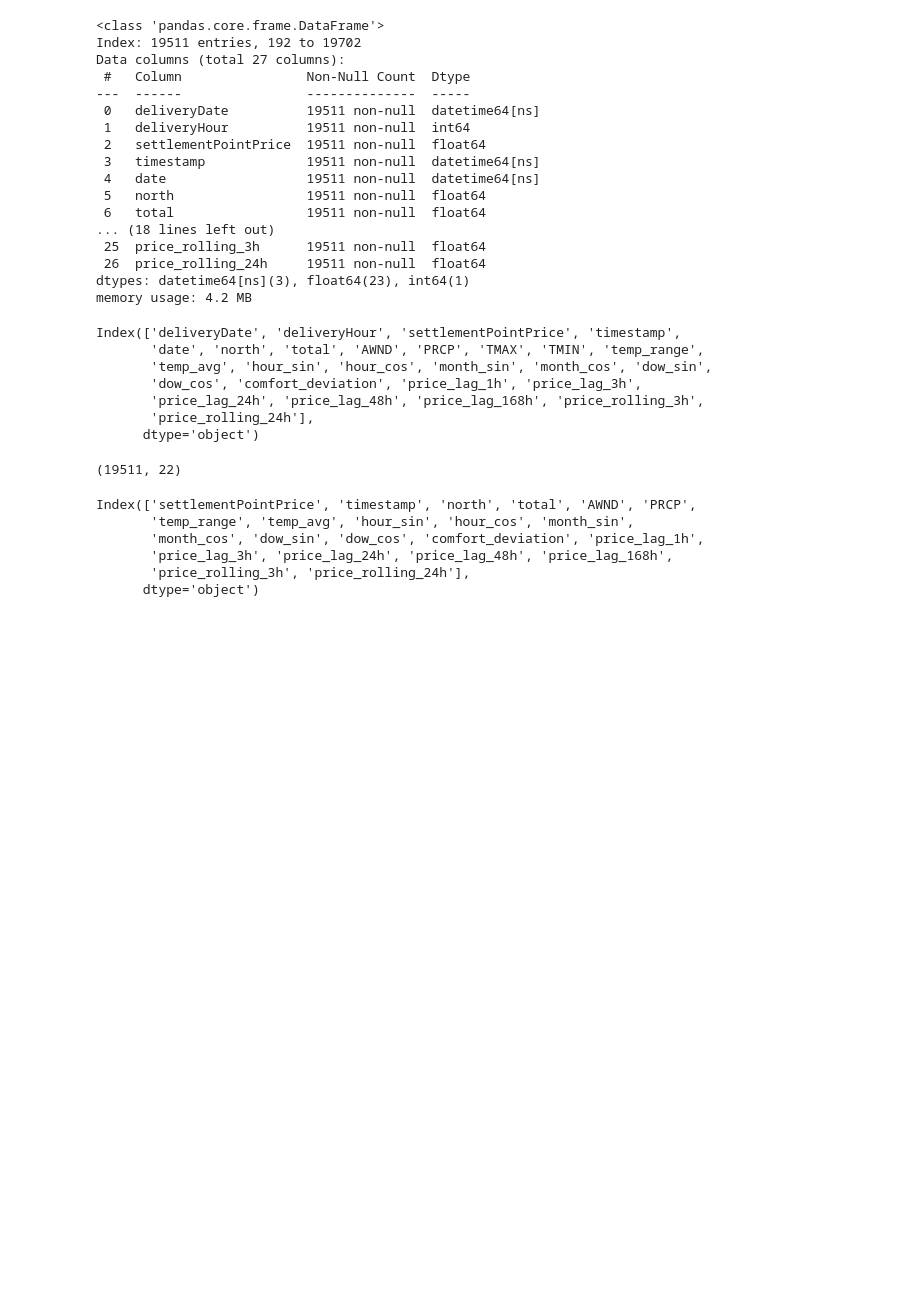
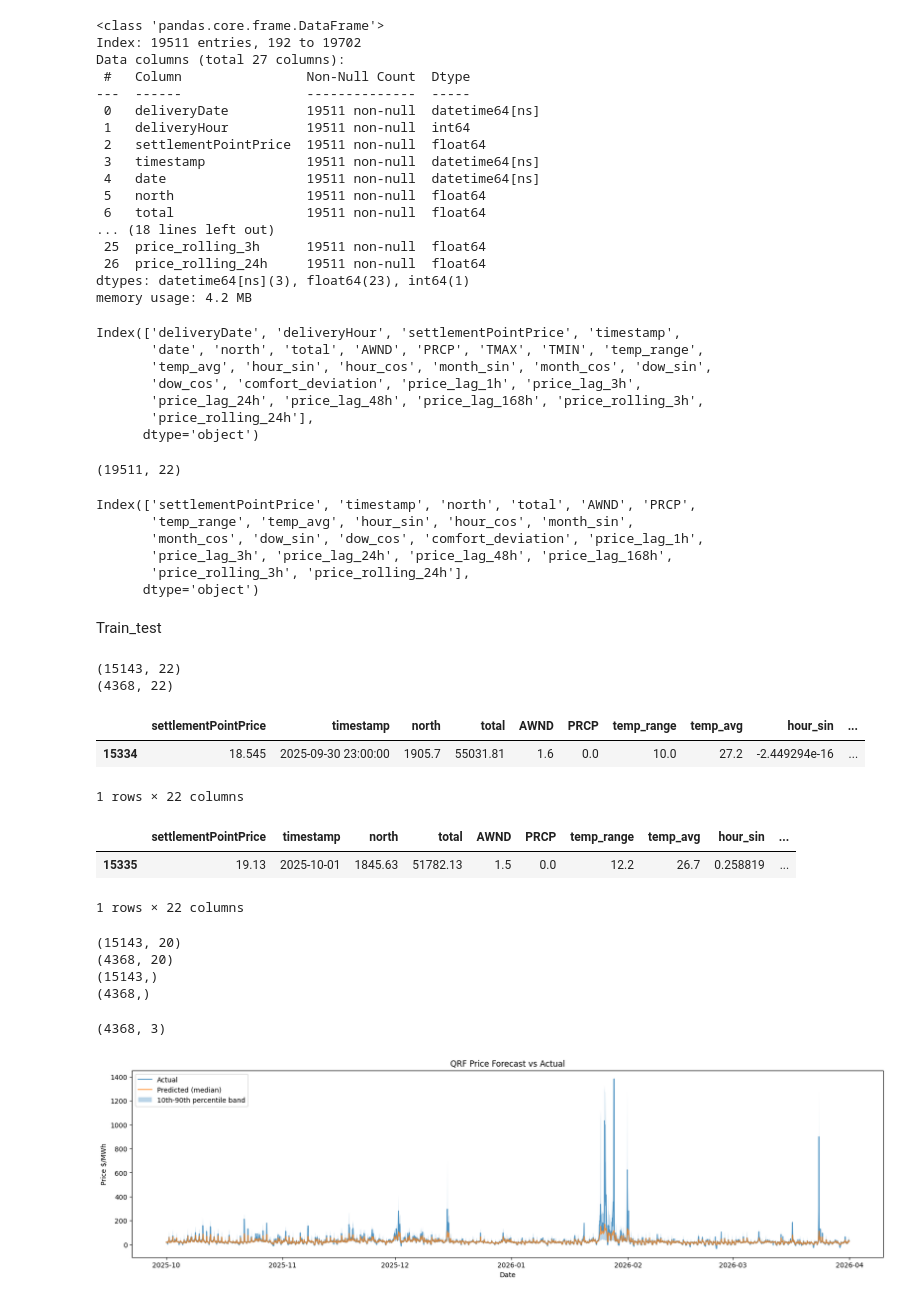
Before and after one commit to AJCodes55/grid-quant, a Jupyter notebook: notebooks/01_EDA.ipynb, the cells around one changed output. Drawn from its saved outputs; the diff is of its cells as text; code cells hidden in the pictures; blank space fills up the shorter version.

```diff
--- a/notebooks/01_EDA.ipynb
+++ b/notebooks/01_EDA.ipynb
@@ -512,3 +512,72 @@ import os
 
 
 merged.to_parquet('../data/processed/features.parquet')
+# %% [markdown]
+Train_test
+# %%
+train = merged.loc[merged['timestamp'] < '2025-10-01']
+test = merged.loc[merged['timestamp'] >= '2025-10-01']
+
+print(train.shape)
+print(test.shape)
+# %% [output]
+(15143, 22)
+(4368, 22)
+# %%
+train.tail(1)
+# %% [output]
+|  | settlementPointPrice | timestamp | north | total | AWND | PRCP | temp_range | temp_avg | hour_sin | ... |
+| 15334 | 18.545 | 2025-09-30 23:00:00 | 1905.7 | 55031.81 | 1.6 | 0.0 | 10.0 | 27.2 | -2.449294e-16 | ... |
+1 rows × 22 columns
+# %%
+test.head(1)
+# %% [output]
+|  | settlementPointPrice | timestamp | north | total | AWND | PRCP | temp_range | temp_avg | hour_sin | ... |
+| 15335 | 19.13 | 2025-10-01 | 1845.63 | 51782.13 | 1.5 | 0.0 | 12.2 | 26.7 | 0.258819 | ... |
+1 rows × 22 columns
+# %%
+feature_cols = [col for col in merged.columns if col not in ['settlementPointPrice' , 'timestamp']]
+X_train = train[feature_cols]
+y_train = train['settlementPointPrice']
+X_test = test[feature_cols]
+y_test = test['settlementPointPrice']
+# %%
+print(X_train.shape)
+print(X_test.shape)
+print(y_train.shape)
+print(y_test.shape)
+# %% [output]
+(15143, 20)
+(4368, 20)
+(15143,)
+(4368,)
+# %%
+from quantile_forest import RandomForestQuantileRegressor
+
+model = RandomForestQuantileRegressor(
+    n_estimators = 300,
+    max_depth = 15,
+    min_samples_leaf = 20,
+    min_samples_split = 10,
+    max_features = "sqrt"
+)
+
+model.fit(X_train, y_train)
+
+y_pred = model.predict(X_test, quantiles=[0.1, 0.5, 0.9])
+# %%
+y_pred.shape
+# %% [output]
+(4368, 3)
+# %%
+plt.figure(figsize=(20, 5))
+plt.plot(test['timestamp'].values, y_test.values, label='Actual', alpha=0.7)
+plt.plot(test['timestamp'].values, y_pred[:, 1], label='Predicted (median)', alpha=0.7)
+plt.fill_between(test['timestamp'].values, y_pred[:, 0], y_pred[:, 2], alpha=0.3, label='10th-90th percentile band')
+plt.title('QRF Price Forecast vs Actual')
+plt.xlabel('Date')
+plt.ylabel('Price $/MWh')
+plt.legend()
+plt.show()
+# %% [output]
+[figure, added]
```
Also changed, not shown: parts of 18 cells of this notebook, 12 other files.
